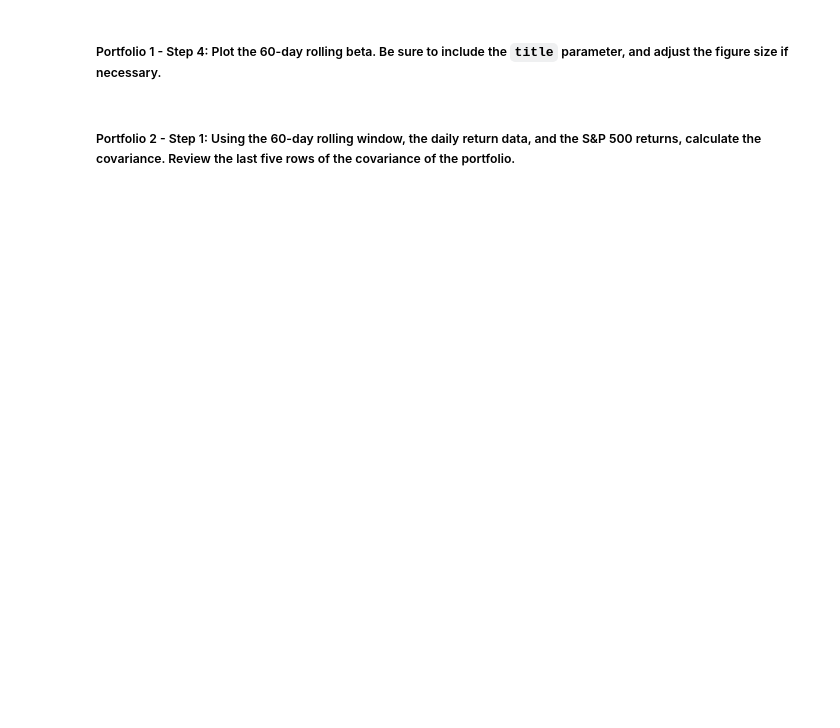
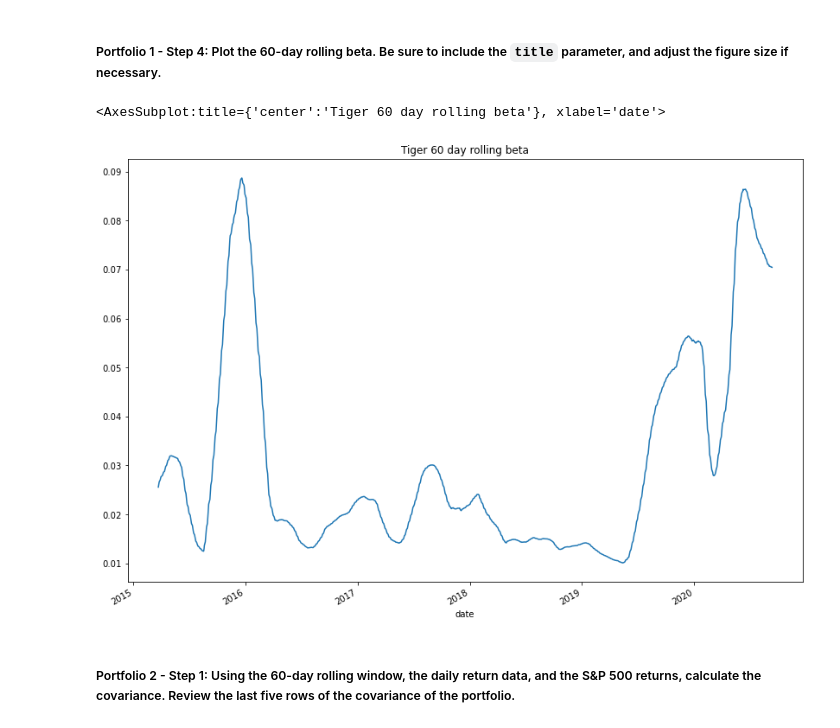
Before and after one commit to jblidell/Challenge_4, a Jupyter notebook: Starter_Code/risk_return_analysis.ipynb, the cells around one changed output. Saved outputs shown, nothing was run; the diff lists cells and outputs as text; code cells hidden in the pictures; blank space fills up the shorter version.

```diff
--- a/Starter_Code/risk_return_analysis.ipynb
+++ b/Starter_Code/risk_return_analysis.ipynb
@@ -402,0 +407,4 @@ Your analysis is nearing completion. Now, you need to evaluate how the portfolio
+# %%
+# Calculate the covariance using a 60-day rolling window
+tiger_cov = whale_df_daily['TIGER GLOBAL MANAGEMENT LLC'].rolling(window=60).cov(sp500_df)
+tiger_cov.tail()
@@ -405,4 +421,5 @@ Your analysis is nearing completion. Now, you need to evaluate how the portfolio
 # %%
 # Calculate the beta based on the 60-day rolling covariance compared to the market (S&P 500)
 # Review the last five rows of the beta information
-# YOUR CODE HERE
+tiger_beta = tiger_cov / whale_df_daily["S&P 500"].rolling(window=60).var()
+tiger_beta.tail()
@@ -416,7 +455,11 @@ Your analysis is nearing completion. Now, you need to evaluate how the portfolio
 # %%
 # Plot the rolling beta
 # Include a title parameter and adjust the figure size
-# YOUR CODE HERE
+tiger_beta_60 = tiger_beta.rolling(window=60).mean()
+tiger_beta_60.plot(figsize=(14,10), title="Tiger 60 day rolling beta")
+# %% [output]
+<AxesSubplot:title={'center':'Tiger 60 day rolling beta'}, xlabel='date'>
+[figure, added]
 # %% [markdown]
 ##### Portfolio 2 - Step 1: Using the 60-day rolling window, the daily return data, and the S&P 500 returns, calculate the covariance. Review the last five rows of the covariance of the portfolio.
 # %%
```
Also changed, not shown: parts of 11 cells of this notebook.
